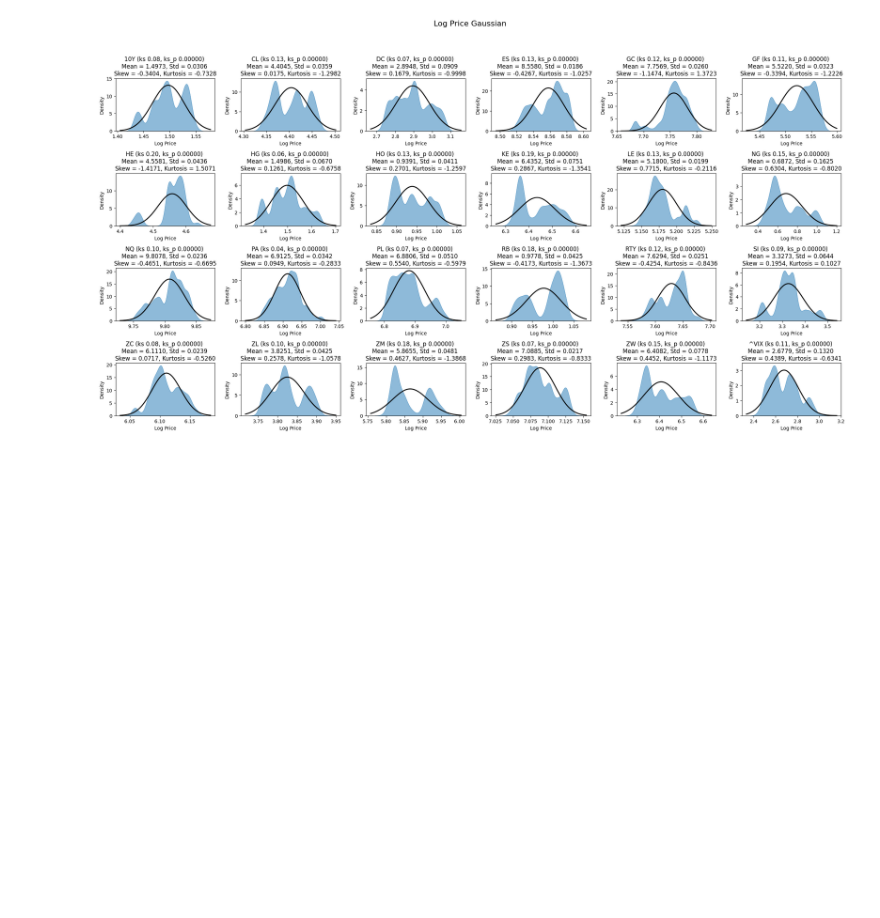
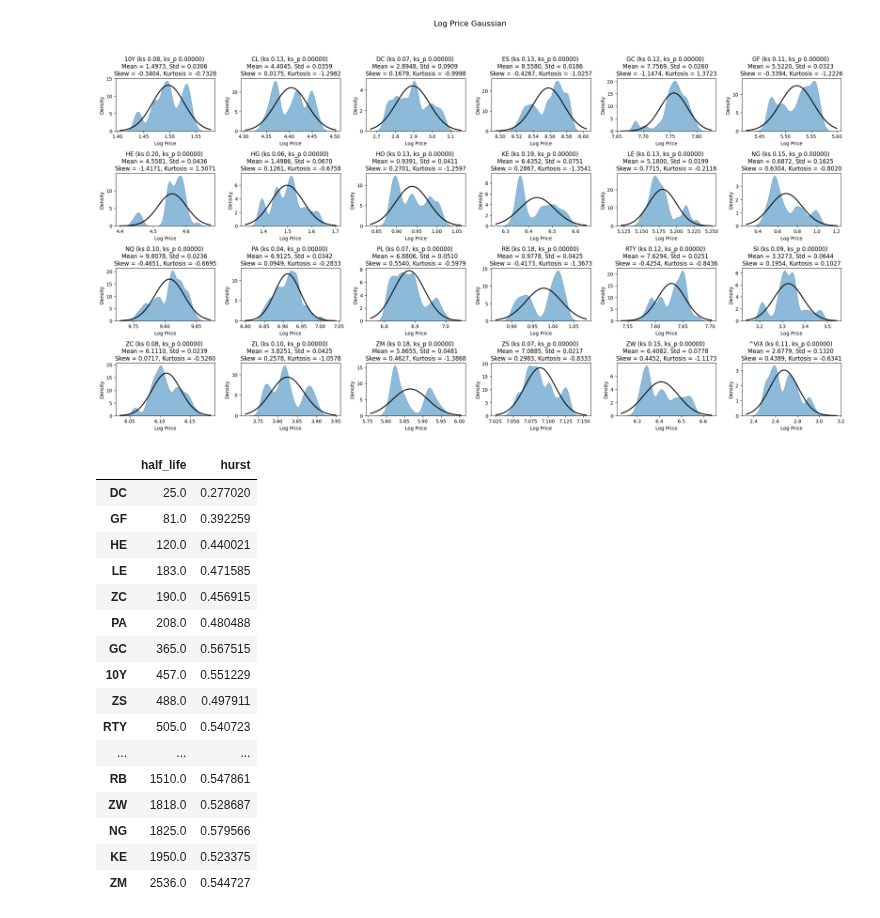
Before and after one commit to adamd1985/intra_day_futures_arb, a Jupyter notebook: EDA.ipynb, the cells around one changed output. Saved outputs shown, nothing was run; the diff lists cells and outputs as text; code cells hidden in the pictures; blank space fills up the shorter version.

```diff
--- a/EDA.ipynb
+++ b/EDA.ipynb
@@ -693,3 +693,32 @@ def plot_norm(df):
 plot_norm(fut_rets_df)
 # %% [output]
 [figure]
+# %%
+from quant_equations import *
+
+mr_attr = {}
+for fut in FUTS:
+    fut = fut.replace("=F", "")
+    hl, h = get_ou(futs_df, f"{fut}_Close")
+    mr_attr[fut] = {'half_life': hl, 'hurst': h}
+
+mr_attr_df = pd.DataFrame(mr_attr).transpose()
+mr_attr_df.sort_values(by=['half_life', 'hurst'])
+# %% [output]
+|  | half_life | hurst |
+| DC | 25.0 | 0.277020 |
+| GF | 81.0 | 0.392259 |
+| HE | 120.0 | 0.440021 |
+| LE | 183.0 | 0.471585 |
+| ZC | 190.0 | 0.456915 |
+| PA | 208.0 | 0.480488 |
+| GC | 365.0 | 0.567515 |
+| 10Y | 457.0 | 0.551229 |
+| ZS | 488.0 | 0.497911 |
+| RTY | 505.0 | 0.540723 |
+| ... | ... | ... |
+| RB | 1510.0 | 0.547861 |
+| ZW | 1818.0 | 0.528687 |
+| NG | 1825.0 | 0.579566 |
+| KE | 1950.0 | 0.523375 |
+| ZM | 2536.0 | 0.544727 |
```
Also changed, not shown: 3 other files.
